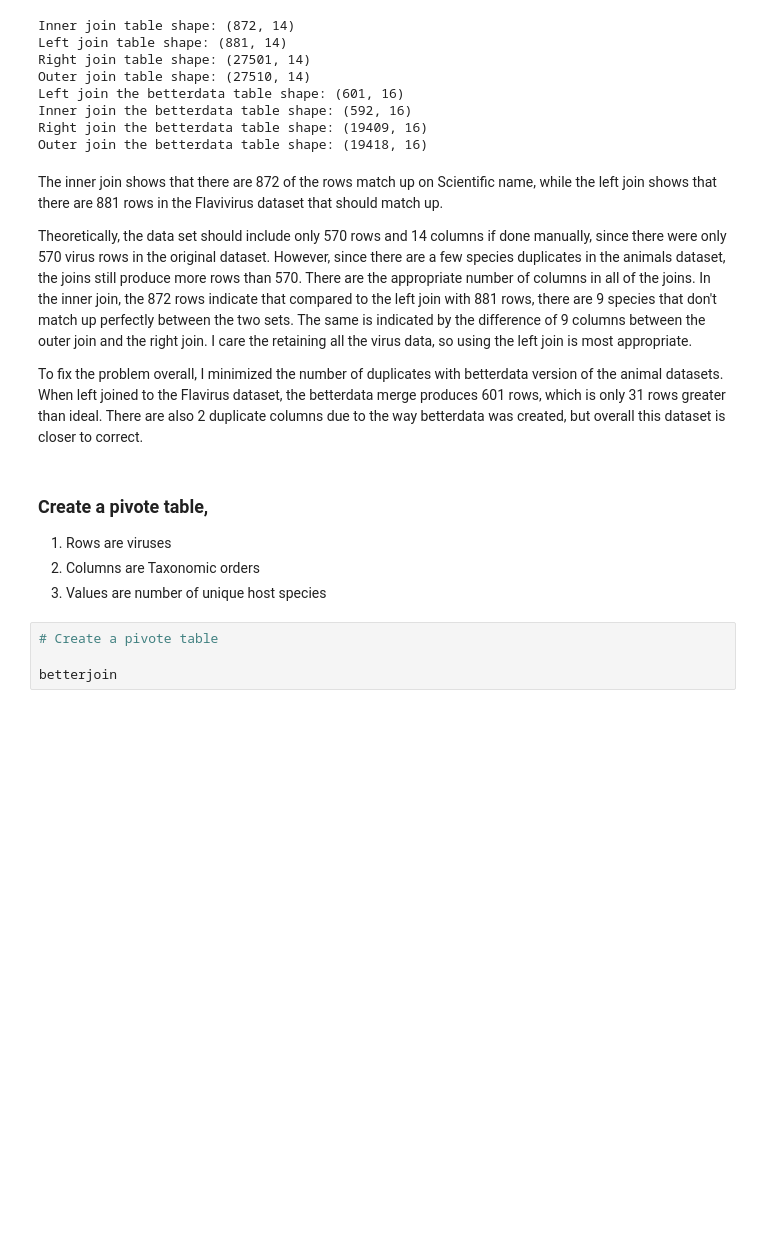
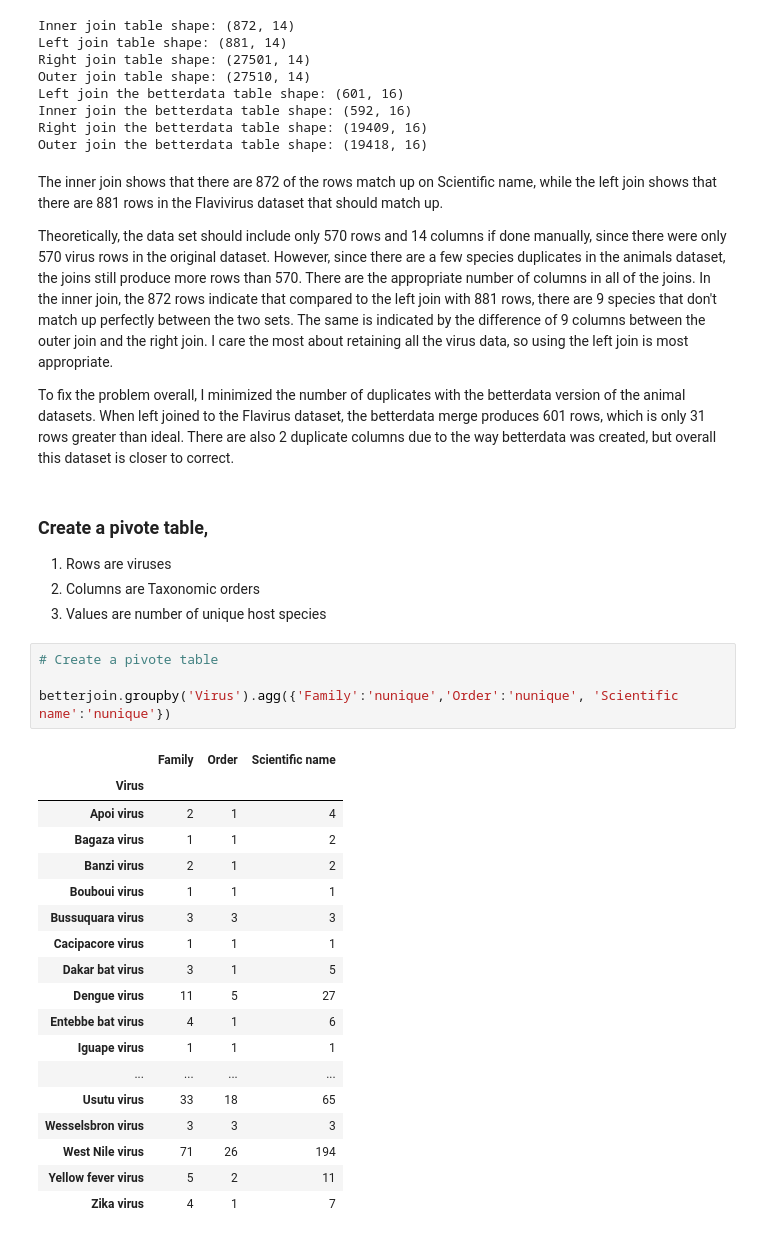
Before and after one commit to howellery/MPM_200_Howell, a Jupyter notebook: Code/MPM200_Session9_HW_EHowell.ipynb, the cells around one changed output. Saved outputs shown, nothing was run; the diff lists cells and outputs as text; blank space fills up the shorter version.

```diff
--- a/Code/MPM200_Session9_HW_EHowell.ipynb
+++ b/Code/MPM200_Session9_HW_EHowell.ipynb
@@ -423,9 +423,9 @@ Outer join the betterdata table shape: (19418, 16)
 # %% [markdown]
 The inner join shows that there are 872 of the rows match up on Scientific name, while the left join shows that there are 881 rows in the Flavivirus dataset that should match up.
 
-Theoretically, the data set should include only 570 rows and 14 columns if done manually, since there were only 570 virus rows in the original dataset. However, since there are a few species duplicates in the animals dataset, the joins still produce more rows than 570. There are the appropriate number of columns in all of the joins. In the inner join, the 872 rows indicate that compared to the left join with 881 rows, there are 9 species that don't match up perfectly between the two sets. The same is indicated by the difference of 9 columns between the outer join and the right join. I care the retaining all the virus data, so using the left join is most appropriate.
+Theoretically, the data set should include only 570 rows and 14 columns if done manually, since there were only 570 virus rows in the original dataset. However, since there are a few species duplicates in the animals dataset, the joins still produce more rows than 570. There are the appropriate number of columns in all of the joins. In the inner join, the 872 rows indicate that compared to the left join with 881 rows, there are 9 species that don't match up perfectly between the two sets. The same is indicated by the difference of 9 columns between the outer join and the right join. I care the most about retaining all the virus data, so using the left join is most appropriate.
 
-To fix the problem overall, I minimized the number of duplicates with betterdata version of the animal datasets. When left joined to the Flavirus dataset, the betterdata merge produces 601 rows, which is only 31 rows greater than ideal. There are also 2 duplicate columns due to the way betterdata was created, but overall this dataset is closer to correct.
+To fix the problem overall, I minimized the number of duplicates with the betterdata version of the animal datasets. When left joined to the Flavirus dataset, the betterdata merge produces 601 rows, which is only 31 rows greater than ideal. There are also 2 duplicate columns due to the way betterdata was created, but overall this dataset is closer to correct.
 # %% [markdown]
 ### Create a pivote table,
 1. Rows are viruses
@@ -434,4 +434,23 @@ To fix the problem overall, I minimized the number of duplicates with betterdata
 # %%
 # Create a pivote table
 
-betterjoin
+betterjoin.groupby('Virus').agg({'Family':'nunique','Order':'nunique', 'Scientific name':'nunique'})
+# %% [output]
+|  | Family | Order | Scientific name |
+| Virus |  |  |  |
+| Apoi virus | 2 | 1 | 4 |
+| Bagaza virus | 1 | 1 | 2 |
+| Banzi virus | 2 | 1 | 2 |
+| Bouboui virus | 1 | 1 | 1 |
+| Bussuquara virus | 3 | 3 | 3 |
+| Cacipacore virus | 1 | 1 | 1 |
+| Dakar bat virus | 3 | 1 | 5 |
+| Dengue virus | 11 | 5 | 27 |
+| Entebbe bat virus | 4 | 1 | 6 |
+| Iguape virus | 1 | 1 | 1 |
+| ... | ... | ... | ... |
+| Usutu virus | 33 | 18 | 65 |
+| Wesselsbron virus | 3 | 3 | 3 |
+| West Nile virus | 71 | 26 | 194 |
+| Yellow fever virus | 5 | 2 | 11 |
+| Zika virus | 4 | 1 | 7 |
```
Also changed, not shown: parts of 1 cell of this notebook.
